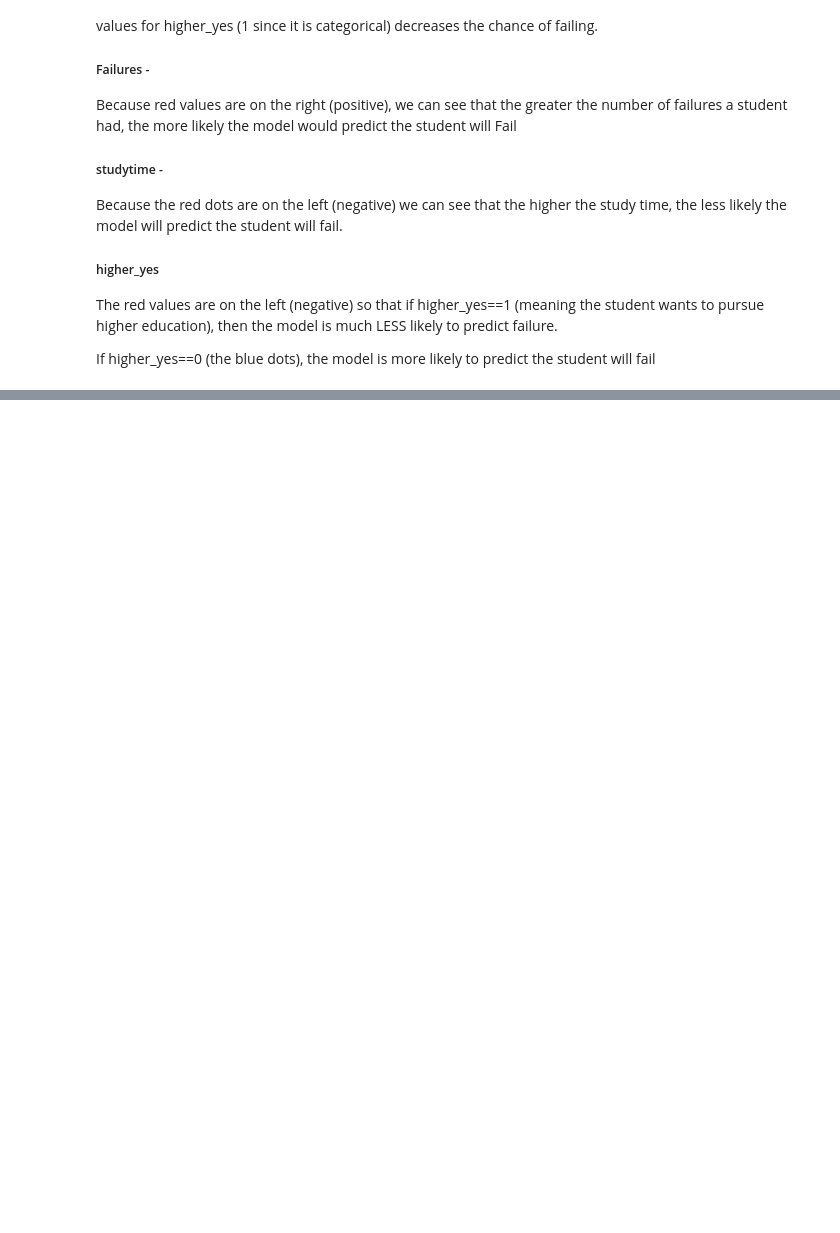
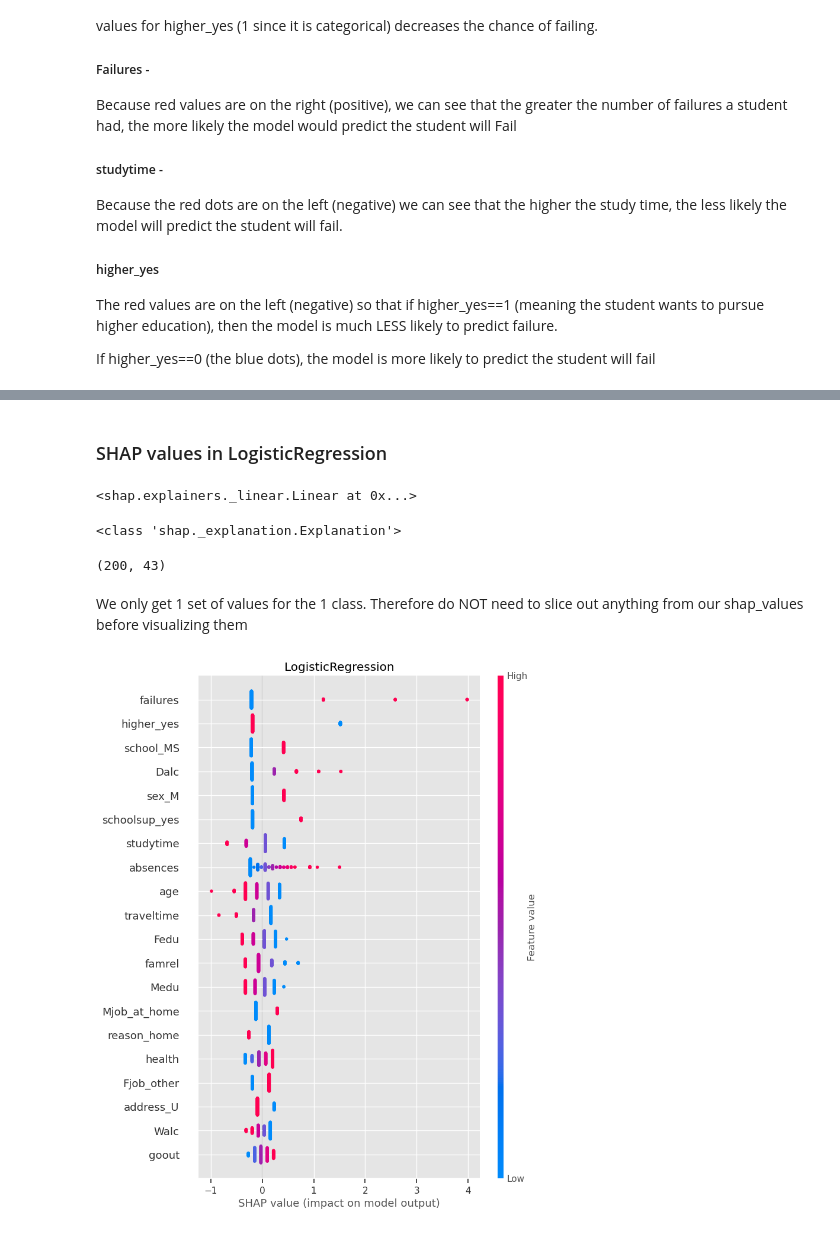
Before and after one commit to MileneCV/week17_data_visualization_Student-performance, a Jupyter notebook: From Regression to Classification.ipynb, the cells around one changed output, grey strips where cells are left out. Drawn from its saved outputs; the diff is of its cells as text; code cells hidden in the pictures; blank space fills up the shorter version.

```diff
--- a/From Regression to Classification.ipynb
+++ b/From Regression to Classification.ipynb
@@ -1119,0 +1221,5 @@ The red values are on the left (negative) so that if higher_yes==1 (meaning the
+# %%
+# KNeighborsClassifier
+from sklearn.neighbors import KNeighborsClassifier
+knn = KNeighborsClassifier(n_neighbors=3)
+knn.fit(X_train_df, y_train)
@@ -1119,0 +1285,26 @@ The red values are on the left (negative) so that if higher_yes==1 (meaning the
+# %% [markdown]
+### SHAP values in LogisticRegression
+# %%
+## logreg We MUST provide the X data in addition to our model when instantiating our explainer.
+explainer_logreg = shap.Explainer(logreg,X_shap)
+explainer_logreg
+# %% [output]
+<shap.explainers._linear.Linear at 0x...>
+# %%
+## Getting the shap values
+shap_values_logreg = explainer_logreg(X_shap)
+print(type(shap_values_logreg))
+shap_values_logreg.shape
+# %% [output]
+<class 'shap._explanation.Explanation'>
+(200, 43)
+# %% [markdown]
+We only get 1 set of values for the 1 class.
+Therefore do NOT need to slice out anything from our shap_values before visualizing them
+# %%
+## logreg
+fig, ax = plt.subplots()
+shap.summary_plot(shap_values_logreg,features= X_shap, show=False)
+ax.set_title('LogisticRegression');
+# %% [output]
+[figure, added]
```
Also changed, not shown: parts of 35 cells of this notebook.
